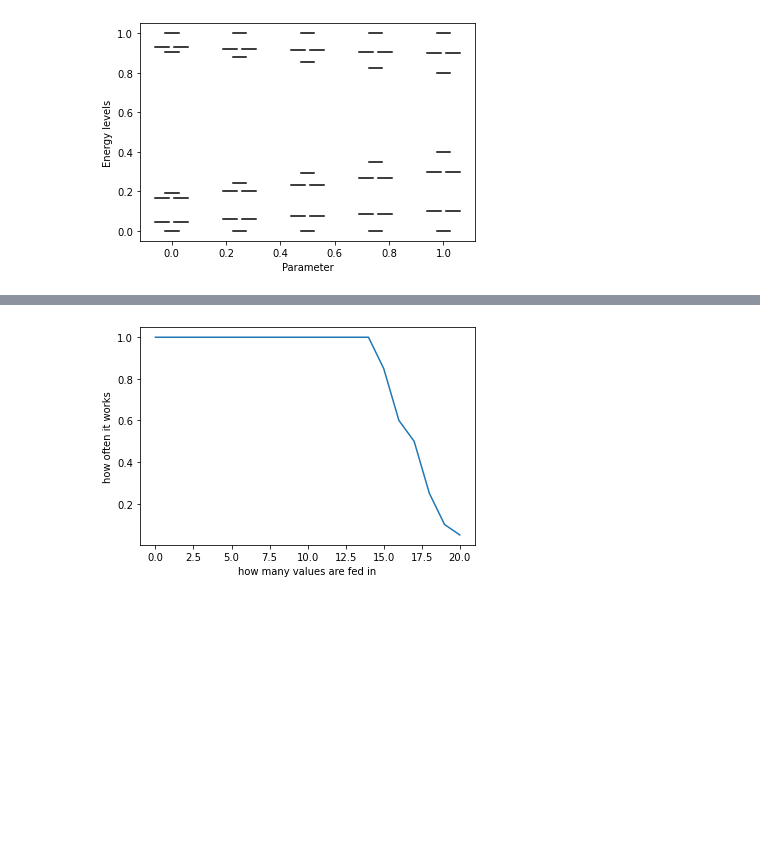
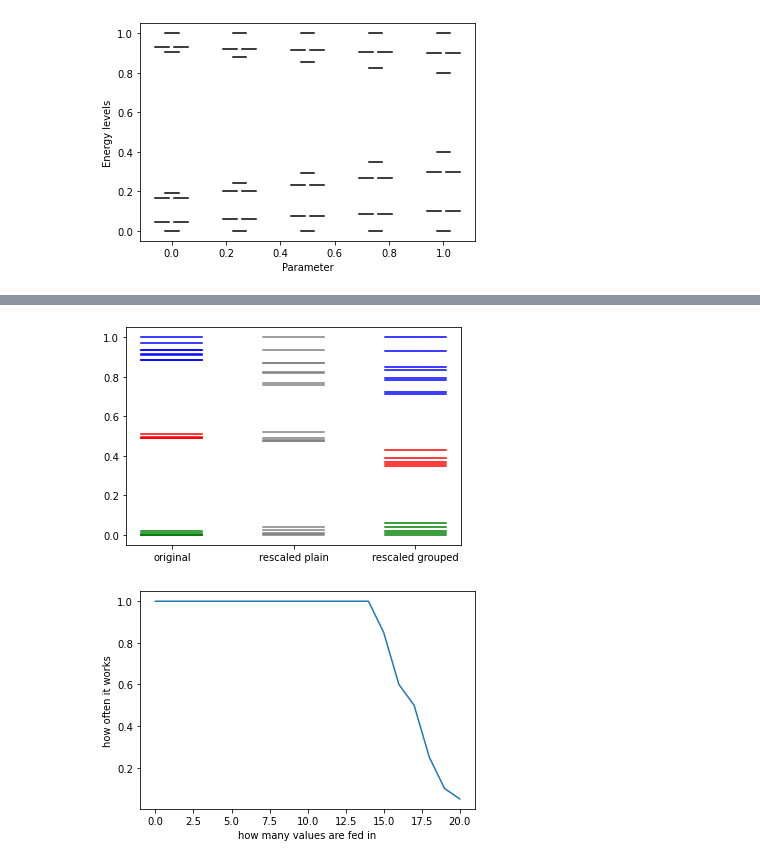
Before and after one commit to garryFromGermany/rescale_for_vis, a Jupyter notebook: examples.ipynb, the cells around one changed output, grey strips where cells are left out. Cells and saved outputs as stored; diff of their text form; code cells hidden in the pictures; blank space fills up the shorter version.

```diff
--- a/examples.ipynb
+++ b/examples.ipynb
@@ -193,3 +147,48 @@ multi_use()
+# %%
+def multi_use():
+    """group the values by passing a list of lists to rescale_for_vis"""
+
+    data = [
+        [-300.,-299,-298,-289,-279],
+        [198,199,200,205,220.],
+        [600,603,630,632,653,655,690,720],
+        ]
+
+    colors = ["green","red","blue","orange","purple"]
+    data = normalize(data)
+
+    for levels, color in zip(data,colors):
+        for level in levels:
+            plt.plot([0+1/12,1/3-1/12],[level,level],color=color)
+    ######################################################
+
+    flatdata = []
+    for row in data:
+        for value in row:
+            flatdata.append(value)
+
+    flatdata = rescale_for_vis(flatdata)
+    flatdata -= flatdata.min()
+    flatdata /= flatdata.max()
+    for level in flatdata:
+        plt.plot([1/3+1/12,2/3-1/12],[level,level],color="gray")
+    ######################################################
+
+    data = rescale_for_vis(data) # <------------------------------------------------------
+    data = normalize(data)
+
+    for levels, color in zip(data,colors):
+        for level in levels:
+            plt.plot([2/3+1/12,1-1/12],[level,level],color=color)
+
+    ax = plt.gca()
+    ax.set_xticks([1/6,1/2,5/6])
+    ax.set_xticklabels(["original","rescaled plain", "rescaled grouped"])
+    plt.show()
+
+multi_use()
+# %% [output]
+[figure, added]
 # %%
 def test_usefulness():
     """if the lists are too big, rescale_for_vis struggles with numerical issues"""
```
Also changed, not shown: parts of 2 cells of this notebook, 3 other files.
